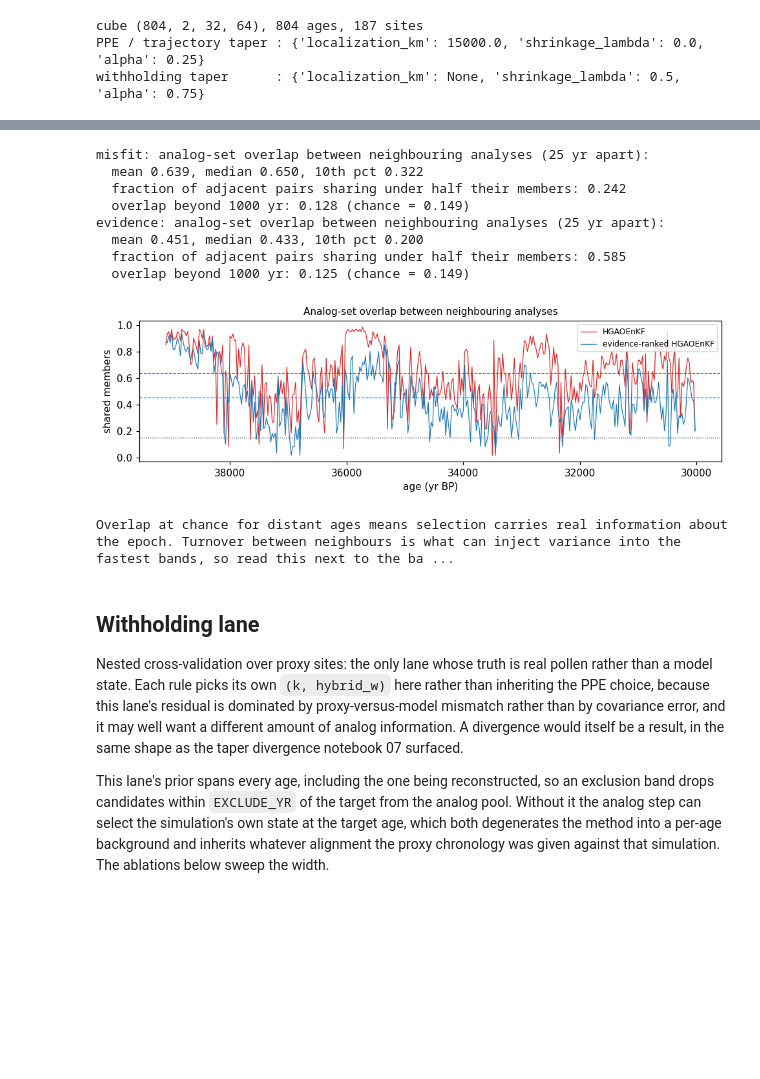
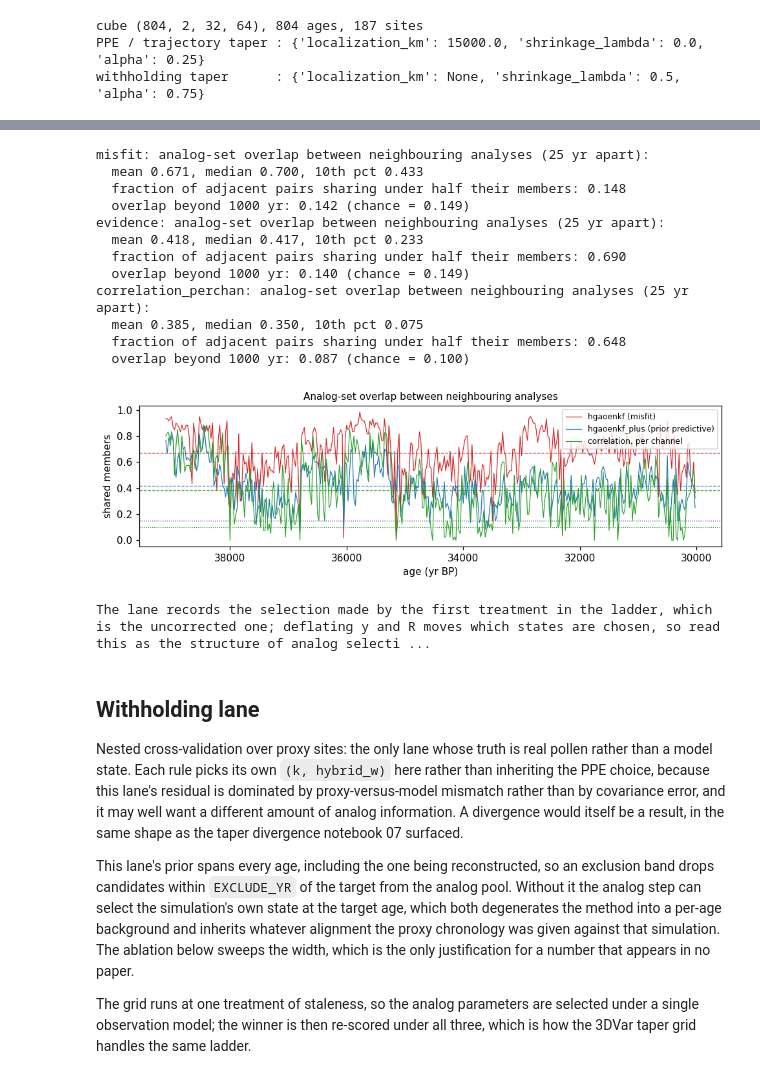
Before and after one commit to evgeni-g-georgiev/sparse_paleoclimate_field_reconstruction, a Jupyter notebook: notebooks/10_hgaoenkf.ipynb, the cells around one changed output, grey strips where cells are left out. Saved outputs shown, nothing was run; the diff lists cells and outputs as text; code cells hidden in the pictures; blank space fills up the shorter version.

```diff
--- a/notebooks/10_hgaoenkf.ipynb
+++ b/notebooks/10_hgaoenkf.ipynb
@@ -228,12 +299,15 @@ operating point one of them never chose.
 # %%
-# Files each lane owns. The PPE and withholding lanes share one metrics CSV, as they do
+# Files each stage owns. The PPE and withholding lanes share one metrics CSV, as they do
 # for 3DVar, so clearing has to be per lane rather than per directory. Each selection rule
-# owns a directory, so the two passes cannot overwrite each other's npz or config.
-RULE_DIR = {ANALOG_MISFIT: "hgaoenkf_pixel", ANALOG_EVIDENCE: "hgaoenkf_evidence_pixel"}
+# owns a directory, so the passes cannot overwrite each other's npz or config.
+RULE_DIR = {rule: f"{ex.hgaoenkf_estimator(rule)}_pixel" for rule in ALL_RULES}
 HG = {rule: OUT / name for rule, name in RULE_DIR.items()}
 HG_TRAJ = {rule: OUT / f"{name}_trajectory" for rule, name in RULE_DIR.items()}
 HG_ABL = OUT / "hgaoenkf_pixel_ablations"
-HG_SCALE = OUT / "hgaoenkf_evidence_scale"
+HG_LOC = OUT / "hgaoenkf_pixel_localization"
+# One directory per rule, at the top level, because notebook 09 globs a single level deep.
+HG_LOC_WH = {rule: OUT / f"{ex.hgaoenkf_estimator(rule)}_localization_wh" for rule in RULES}
+HG_SCALE = OUT / f"{ex.hgaoenkf_estimator(ANALOG_EVIDENCE)}_scale"
 
 LANE_FILES = {
     "ppe": ("ppe_config.json", "ppe_analysis.npz", "ppe_skill_vs_distance.npz"),
@@ -273,7 +347,7 @@ def last_run(path, lane_flag, lane_name):
 
 
 K_SEL, W_SEL = {}, {}
-for rule in RULES:
+for rule in ALL_RULES:
     HG[rule].mkdir(parents=True, exist_ok=True)
     run_this = RUN_PPE and rule in RUN_RULES
     if run_this:
@@ -406,23 +648,26 @@ worse than 3DVar's.
 # %%
-from paleoreco.assim.hgaoenkf import make_hgaoenkf
-from paleoreco.assim.observations import TEMPORAL_DEFLATE
+# The correlation rule rides along at the reading the demonstration preferred, so the
+# timescale picture covers the published rule as well as the two candidates.
+TRAJ_RULES = RULES + (CORR_BEST,)
 
 traj_cfg = {}
-for rule in RULES:
+for rule in TRAJ_RULES:
     run_this = RUN_TRAJECTORY and rule in RUN_RULES
     if run_this and rule not in K_SEL:
         raise RuntimeError(f"the trajectory lane runs at {rule}'s PPE-selected "
                            "(k, hybrid_w); run its PPE grid first")
     if run_this:
         shutil.rmtree(HG_TRAJ[rule], ignore_errors=True)
-        print(f"[{rule}] trajectory at k={K_SEL[rule]}, hybrid_w={W_SEL[rule]}")
+        print(f"[{rule}] trajectory at k={K_SEL[rule]}, hybrid_w={W_SEL[rule]}, "
+              f"analog lengthscale {loc_label(LOC_SEL.get(rule))}")
         ex.run_trajectory(
             cube, ages, lats, lons, valid, long_ppe, str(HG_TRAJ[rule]),
             make_method=make_hgaoenkf(cube, ages, lats, lons, k=K_SEL[rule],
-                                      hybrid_w=W_SEL[rule], selection=rule),
+                                      hybrid_w=W_SEL[rule], selection=rule,
+                                      analog_localization_km=LOC_SEL.get(rule)),
             estimator=ex.hgaoenkf_estimator(rule),
             method_cols=ex.analog_cols(K_SEL[rule], W_SEL[rule]),
-            temporal_modes=(TEMPORAL_DEFLATE,), progress_every=50, **TAPER_PPE)
+            temporal_modes=ex.TEMPORAL_MODES, progress_every=50, **TAPER_PPE)
     else:
         print(f"[{rule}] trajectory lane off; reading the last run")
 
@@ -455,7 +700,7 @@ if not traj_cfg:
     raise RuntimeError("no trajectory run to read")
 
 fig, ax = plt.subplots(figsize=(9, 2.9))
-for rule, colour in zip(traj_cfg, ("C3", "C0")):
+for rule, colour in zip(traj_cfg, ("C3", "C0", "C2", "C4")):
     zt = np.load(HG_TRAJ[rule] / "trajectory_analysis.npz")
     idx = zt["analog_index"]
     step_yr = float(zt["step_yr"])
@@ -463,44 +708,51 @@ for rule, colour in zip(traj_cfg, ("C3", "C0")):
     k = idx.shape[1]
     chance = k / traj_cfg[rule]["prior_meta"]["n_prior_ages"]
 
     adjacent = np.array([len(sets[i] & sets[i + 1]) / k for i in range(len(sets) - 1)])
     far = np.array([len(sets[i] & sets[j]) / k
                     for i in range(0, len(sets), 17) for j in range(0, len(sets), 19)
                     if abs(i - j) * step_yr > 1000])
 
     print(f"{rule}: analog-set overlap between neighbouring analyses "
           f"({step_yr:.0f} yr apart):")
     print(f"  mean {adjacent.mean():.3f}, median {np.median(adjacent):.3f}, "
           f"10th pct {np.percentile(adjacent, 10):.3f}")
     print(f"  fraction of adjacent pairs sharing under half their members: "
           f"{np.mean(adjacent < 0.5):.3f}")
     print(f"  overlap beyond 1000 yr: {far.mean():.3f} (chance = {chance:.3f})")
 
     ax.plot(zt["ages"][:-1], adjacent, lw=0.8, color=colour, label=RULE_LABEL[rule])
     ax.axhline(adjacent.mean(), color=colour, lw=0.8, ls="--")
     # k can differ between rules, so each carries its own chance level.
     ax.axhline(chance, color=colour, lw=0.8, ls=":")
 ax.set_xlabel("age (yr BP)"); ax.set_ylabel("shared members")
 ax.set_title("Analog-set overlap between neighbouring analyses", fontsize=10)
 ax.invert_xaxis(); ax.legend(fontsize=8)
 fig.tight_layout()
 fig.savefig(FIG / "analog_set_stability.png", bbox_inches="tight")
 plt.show()
 
-print("\nOverlap at chance for distant ages means selection carries real information "
-      "about the epoch. Turnover between neighbours is what can inject variance into "
-      "the fastest bands, so read this next to the band table in notebook 09.")
+print("\nThe lane records the selection made by the first treatment in the ladder, which "
+      "is the uncorrected one; deflating y and R moves which states are chosen, so read "
+      "this as the structure of analog selection rather than as the deflated run's own "
+      "set. Overlap at chance for distant ages means selection carries real information "
+      "about the epoch. Turnover between neighbours is what can inject variance into the "
+      "fastest bands, so read this next to the band table in notebook 09.")
 # %% [output]
 misfit: analog-set overlap between neighbouring analyses (25 yr apart):
-  mean 0.639, median 0.650, 10th pct 0.322
-  fraction of adjacent pairs sharing under half their members: 0.242
-  overlap beyond 1000 yr: 0.128 (chance = 0.149)
+  mean 0.671, median 0.700, 10th pct 0.433
+  fraction of adjacent pairs sharing under half their members: 0.148
+  overlap beyond 1000 yr: 0.142 (chance = 0.149)
 evidence: analog-set overlap between neighbouring analyses (25 yr apart):
-  mean 0.451, median 0.433, 10th pct 0.200
-  fraction of adjacent pairs sharing under half their members: 0.585
-  overlap beyond 1000 yr: 0.125 (chance = 0.149)
+  mean 0.418, median 0.417, 10th pct 0.233
+  fraction of adjacent pairs sharing under half their members: 0.690
+  overlap beyond 1000 yr: 0.140 (chance = 0.149)
+correlation_perchan: analog-set overlap between neighbouring analyses (25 yr apart):
+  mean 0.385, median 0.350, 10th pct 0.075
+  fraction of adjacent pairs sharing under half their members: 0.648
+  overlap beyond 1000 yr: 0.087 (chance = 0.100)
-[figure, old version]
+[figure, new version]
-Overlap at chance for distant ages means selection carries real information about the epoch. Turnover between neighbours is what can inject variance into the fastest bands, so read this next to the ba ...
+The lane records the selection made by the first treatment in the ladder, which is the uncorrected one; deflating y and R moves which states are chosen, so read this as the structure of analog selecti ...
 # %% [markdown]
 ## Withholding lane
 
@@ -515,7 +767,12 @@ This lane's prior spans every age, including the one being reconstructed, so an
 band drops candidates within `EXCLUDE_YR` of the target from the analog pool. Without it
 the analog step can select the simulation's own state at the target age, which both
 degenerates the method into a per-age background and inherits whatever alignment the proxy
-chronology was given against that simulation. The ablations below sweep the width.
+chronology was given against that simulation. The ablation below sweeps the width, which is
+the only justification for a number that appears in no paper.
+
+The grid runs at one treatment of staleness, so the analog parameters are selected under a
+single observation model; the winner is then re-scored under all three, which is how the
+3DVar taper grid handles the same ladder.
 # %%
 EXCLUDE_YR = ex.EXCLUDE_YR
 
```
Also changed, not shown: parts of 24 cells of this notebook.
